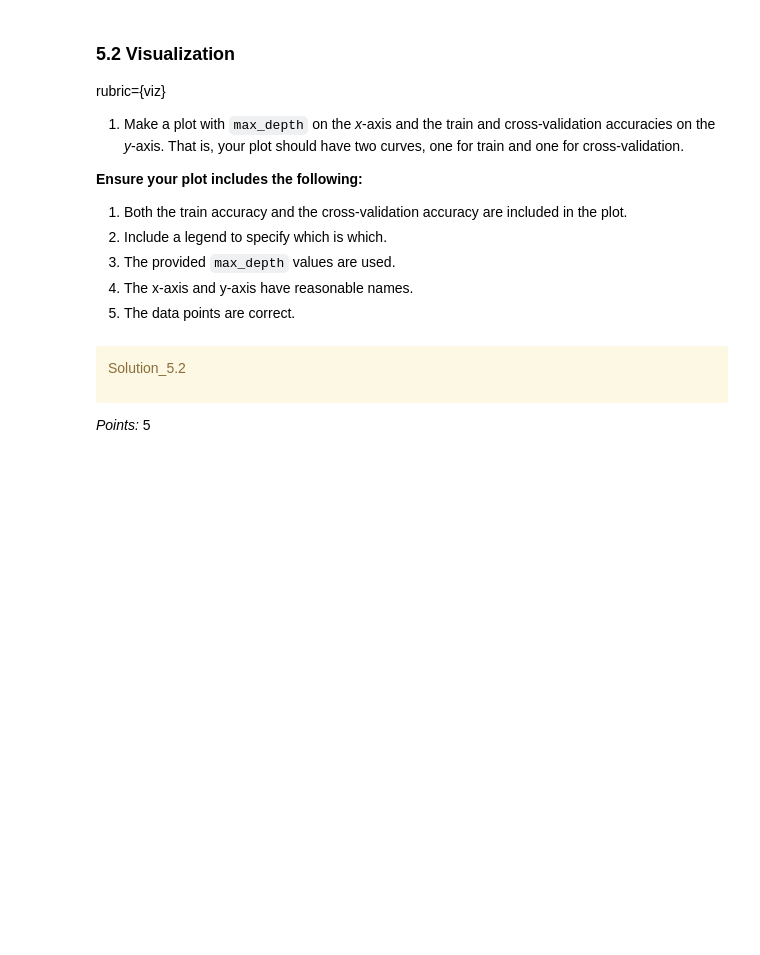
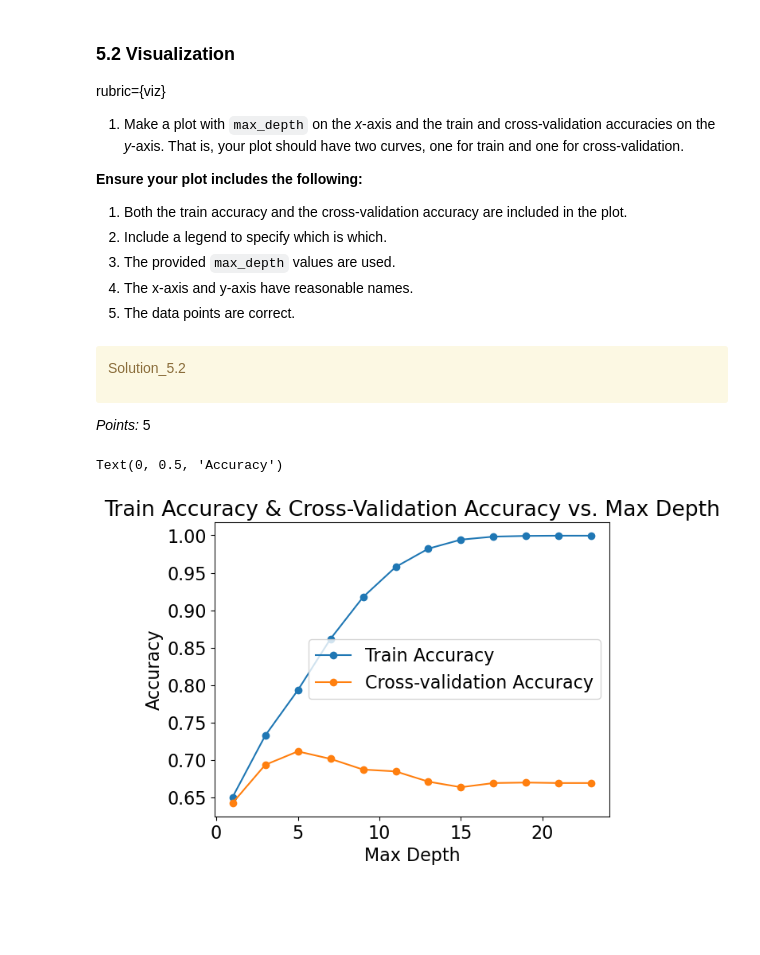
Before and after one commit to jenniferrnguyen/330_hw2, a Jupyter notebook: hw2.ipynb, the cells around one changed output. Cells and saved outputs as stored; diff of their text form; code cells hidden in the pictures; blank space fills up the shorter version.

```diff
--- a/hw2.ipynb
+++ b/hw2.ipynb
@@ -947,2 +941,22 @@ Ellipsis
+# %%
+results_df = None
+
+results = []
+
+for d in depths:
+    dt = DecisionTreeClassifier(max_depth=d, random_state=123)
+    scores = cross_validate(dt, X_train, y_train, cv=10, return_train_score=True)
+
+    mean_train_accuracy = np.mean(scores['train_score'])
+    mean_cv_accuracy = np.mean(scores['test_score'])
+
+    results.append ({
+        "max_depth": d,
+        "mean_train_accuracy": mean_train_accuracy,
+        "mean_cv_accuracy": mean_cv_accuracy
+    })
+
+results_df = pd.DataFrame(results)
+results_df.set_index('max_depth', inplace=True)
 # %%
 results_df
@@ -982,3 +1011,16 @@ _Points:_ 5
+# %%
+import matplotlib.pyplot as plt
+
+plt.plot(depths, results_df['mean_train_accuracy'], label="Train Accuracy", marker='o')
+plt.plot(depths, results_df['mean_cv_accuracy'], label="Cross-validation Accuracy", marker='o')
+
+plt.title("Train Accuracy & Cross-Validation Accuracy vs. Max Depth")
+plt.legend()
+plt.xlabel("Max Depth")
+plt.ylabel("Accuracy")
+# %% [output]
+Text(0, 0.5, 'Accuracy')
+[figure, added]
 # %% [markdown]
 <!-- END QUESTION -->
 
```
Also changed, not shown: parts of 10 cells of this notebook, 1 other file.
